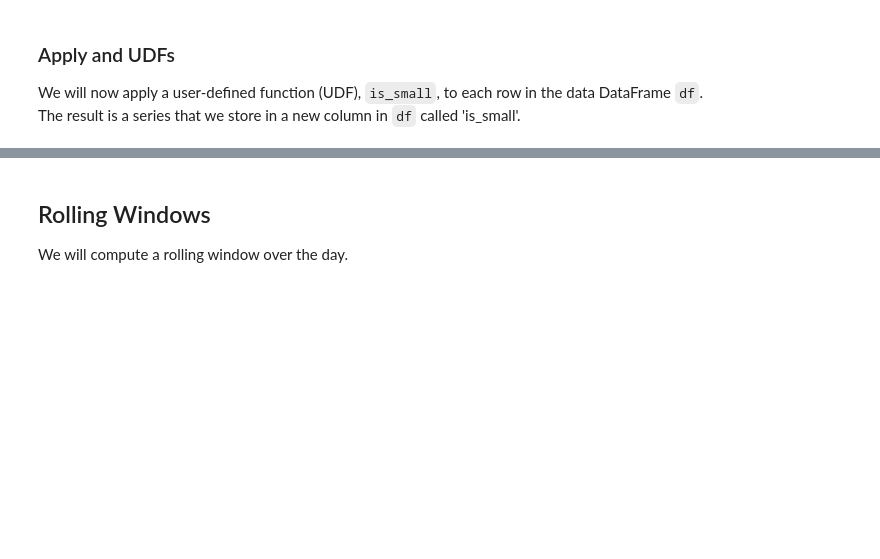
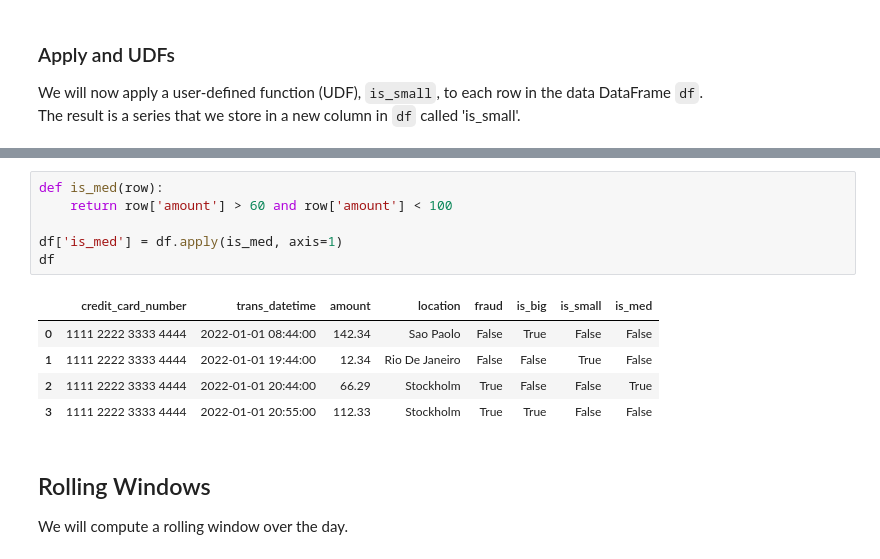
Before and after one commit to BenSnow6/serverless-ml-course, a Jupyter notebook: src/00-intro/Pandas-Intro.ipynb, the cells around one changed output, grey strips where cells are left out. Cells and saved outputs as stored; diff of their text form; blank space fills up the shorter version.

```diff
--- a/src/00-intro/Pandas-Intro.ipynb
+++ b/src/00-intro/Pandas-Intro.ipynb
@@ -52,3 +104,15 @@ df
+# %%
+def is_med(row):
+    return row['amount'] > 60 and row['amount'] < 100
+
+df['is_med'] = df.apply(is_med, axis=1)
+df
+# %% [output]
+|  | credit_card_number | trans_datetime | amount | location | fraud | is_big | is_small | is_med |
+| 0 | 1111 2222 3333 4444 | 2022-01-01 08:44:00 | 142.34 | Sao Paolo | False | True | False | False |
+| 1 | 1111 2222 3333 4444 | 2022-01-01 19:44:00 | 12.34 | Rio De Janeiro | False | False | True | False |
+| 2 | 1111 2222 3333 4444 | 2022-01-01 20:44:00 | 66.29 | Stockholm | True | False | False | True |
+| 3 | 1111 2222 3333 4444 | 2022-01-01 20:55:00 | 112.33 | Stockholm | True | True | False | False |
 # %% [markdown]
 ## Rolling Windows
 
```
Also changed, not shown: parts of 23 cells of this notebook.
